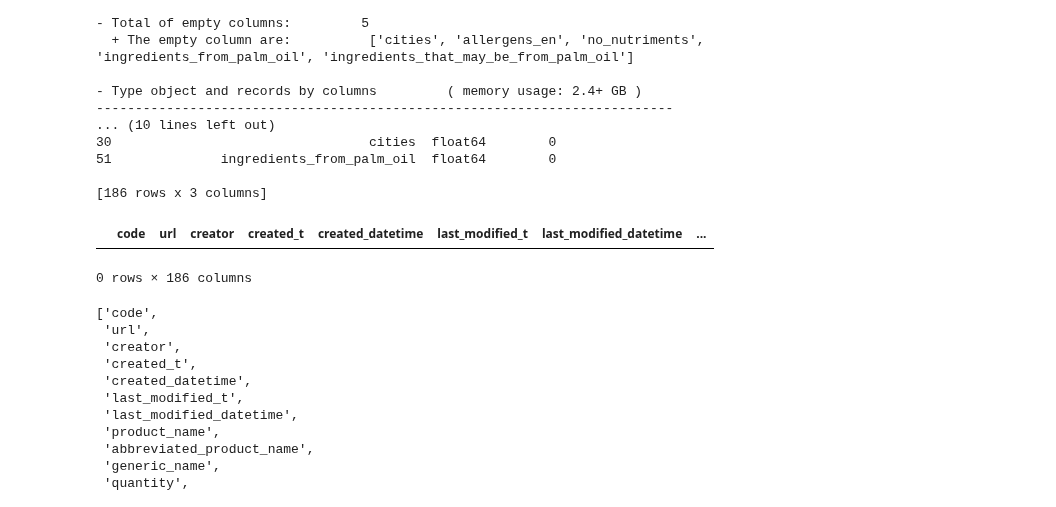
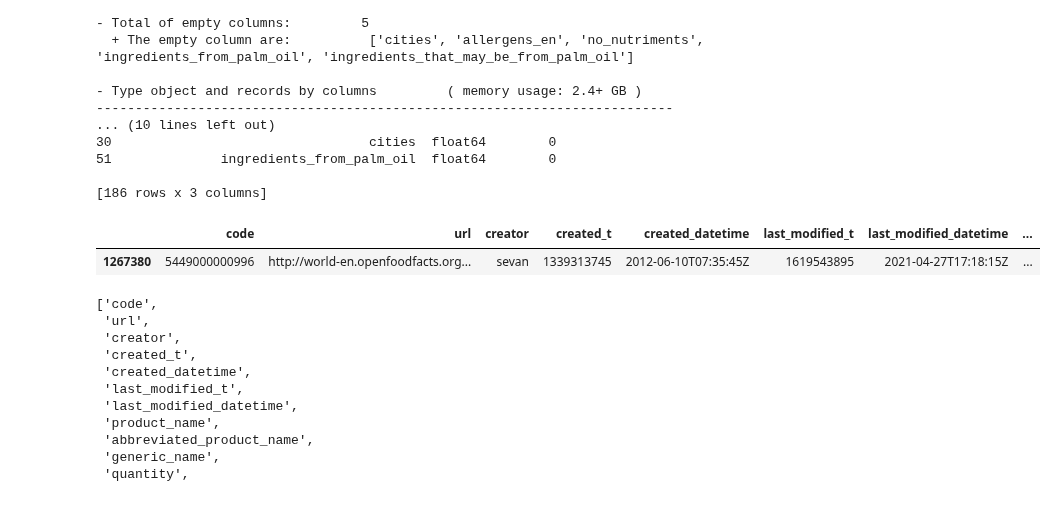
Before and after one commit to samirhinojosa/OC-P3-design-application-public-health, a Jupyter notebook: notebook.ipynb, the cells around one changed output. Cells and saved outputs as stored; diff of their text form; code cells hidden in the pictures.

```diff
--- a/notebook.ipynb
+++ b/notebook.ipynb
@@ -130,10 +130,12 @@ Initial Analysis of data dataset
 
 [186 rows x 3 columns]
 # %%
-data.loc[data["code"]=="8480000823236"]
+pd.set_option('display.max_columns', None)
+pd.set_option("max_colwidth", None)
+data.loc[(data["creator"]=="sevan") & (data["brands"]=="coca-cola")]
 # %% [output]
 |  | code | url | creator | created_t | created_datetime | last_modified_t | last_modified_datetime | ... |
+| 1267380 | 5449000000996 | http://world-en.openfoodfacts.org... | sevan | 1339313745 | 2012-06-10T07:35:45Z | 1619543895 | 2021-04-27T17:18:15Z | ... |
-0 rows × 186 columns
 # %%
 data.columns.tolist()
 # %% [output]
```
Also changed, not shown: parts of 1 cell of this notebook, 2 other files.
